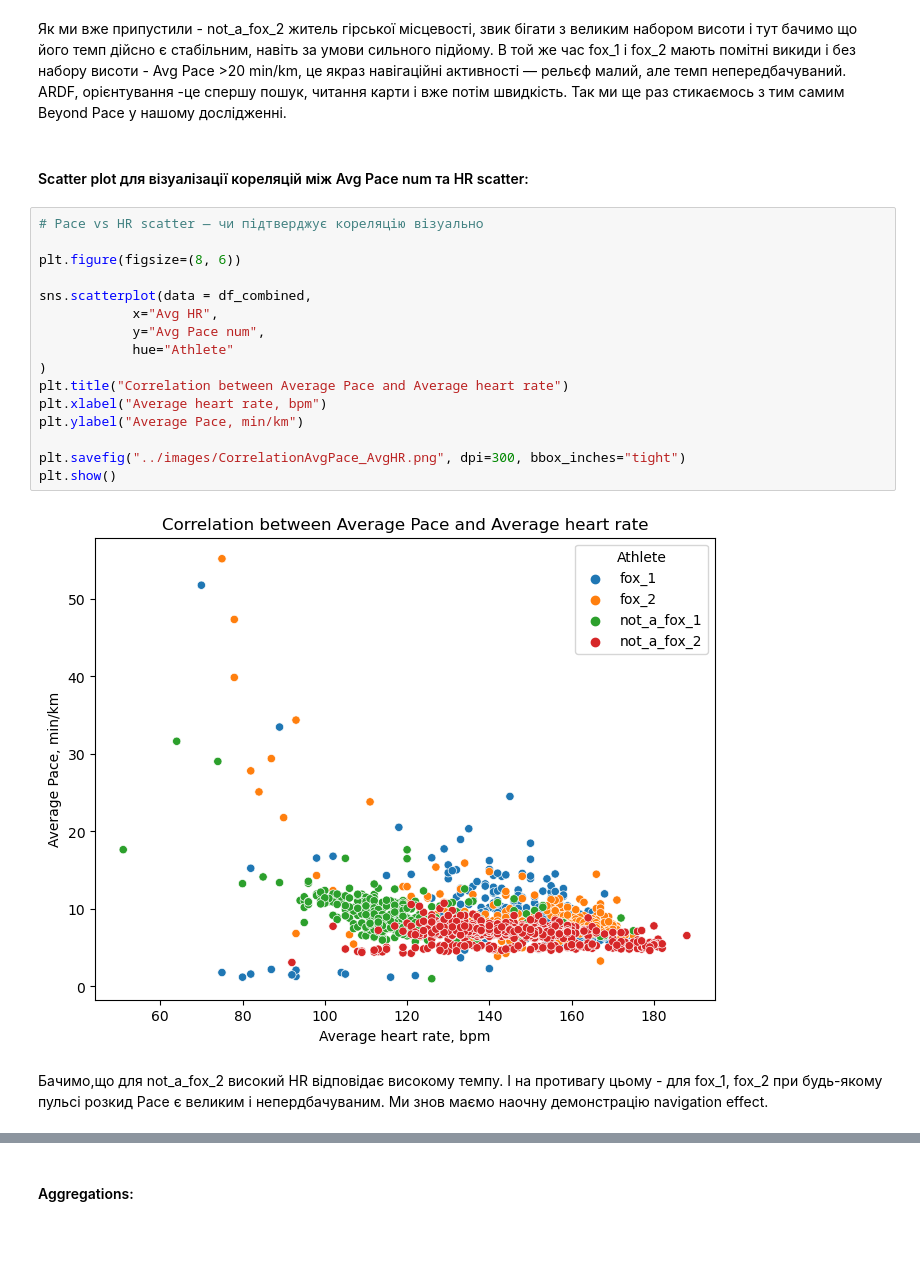
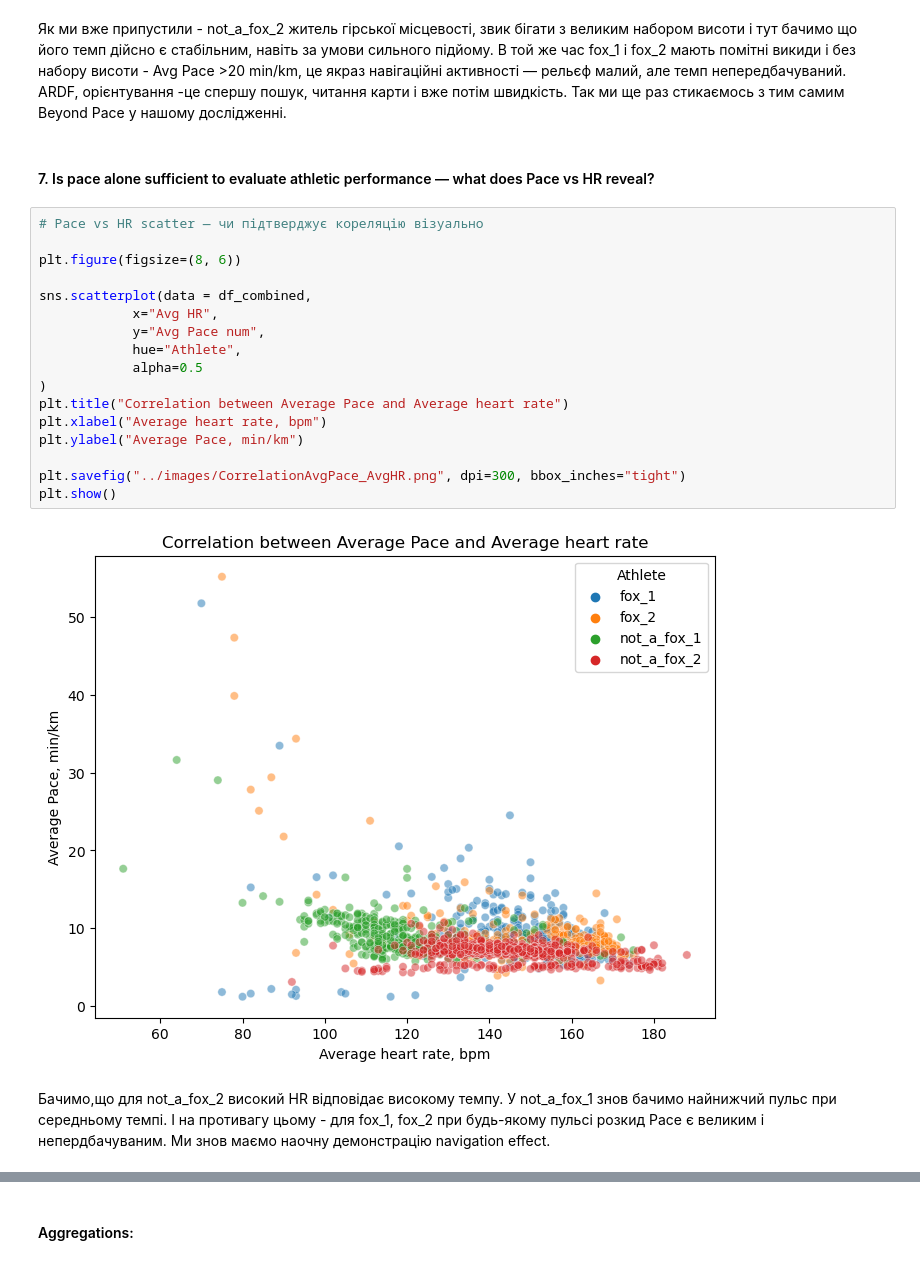
Before and after one commit to OlenaBabko/BeyondPace_DataAnalysis_Project, a Jupyter notebook: notebooks/02_eda.ipynb, the cells around one changed output, grey strips where cells are left out. Drawn from its saved outputs; the diff is of its cells as text; blank space fills up the shorter version.

```diff
--- a/notebooks/02_eda.ipynb
+++ b/notebooks/02_eda.ipynb
@@ -212,27 +261,29 @@ plt.show()
 # %% [markdown]
 Як ми вже припустили - not_a_fox_2 житель гірської місцевості, звик бігати з великим набором висоти і тут бачимо що його темп дійсно є стабільним, навіть за умови сильного підйому. В той же час fox_1 і fox_2 мають помітні викиди і без набору висоти  - Avg Pace >20 min/km, це якраз навігаційні активності — рельєф малий, але темп непередбачуваний. ARDF, орієнтування -це спершу пошук, читання карти  і вже потім швидкість. Так ми ще раз стикаємось з тим самим Beyond Pace у нашому дослідженні.
 # %% [markdown]
-#### Scatter plot для візуалізації кореляцій між Avg Pace num та HR scatter:
+#### 7. Is pace alone sufficient to evaluate athletic performance — what does Pace vs HR reveal?
 # %%
 # Pace vs HR scatter — чи підтверджує кореляцію візуально
 
 plt.figure(figsize=(8, 6))
 
 sns.scatterplot(data = df_combined,
             x="Avg HR",
             y="Avg Pace num",
-            hue="Athlete"
+            hue="Athlete",
+            alpha=0.5
 )
 plt.title("Correlation between Average Pace and Average heart rate")
 plt.xlabel("Average heart rate, bpm")
 plt.ylabel("Average Pace, min/km")
 
 plt.savefig("../images/CorrelationAvgPace_AvgHR.png", dpi=300, bbox_inches="tight")
 plt.show()
 # %% [output]
-[figure, old version]
+[figure, new version]
 # %% [markdown]
-Бачимо,що для not_a_fox_2 високий HR відповідає високому темпу. І на противагу цьому - для fox_1, fox_2 при будь-якому пульсі розкид Pace є великим і непердбачуваним. Ми знов маємо наочну демонстрацію navigation effect.
+Бачимо,що для not_a_fox_2 високий HR відповідає високому темпу. У not_a_fox_1 знов бачимо найнижчий пульс при середньому темпі.
+ І на противагу цьому - для fox_1, fox_2 при будь-якому пульсі розкид Pace є великим і непердбачуваним. Ми знов маємо наочну демонстрацію navigation effect.
 # %%
 df_combined["Activity Type"].value_counts()
 # %% [output]
```
Also changed, not shown: parts of 38 cells of this notebook.
